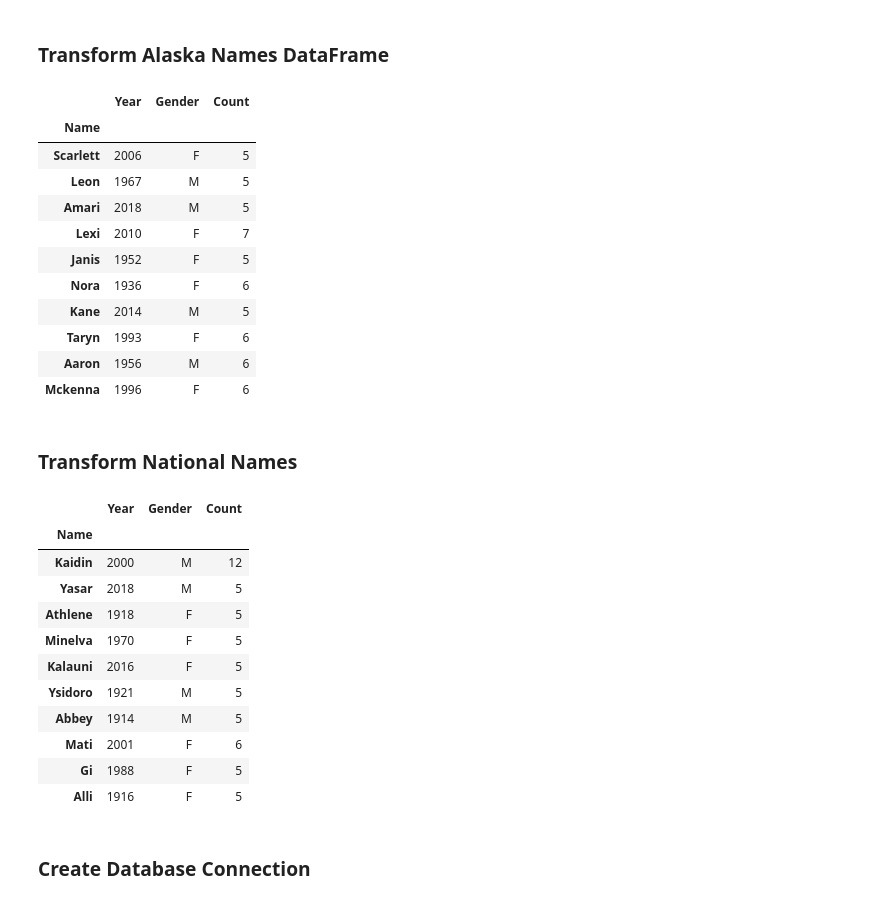
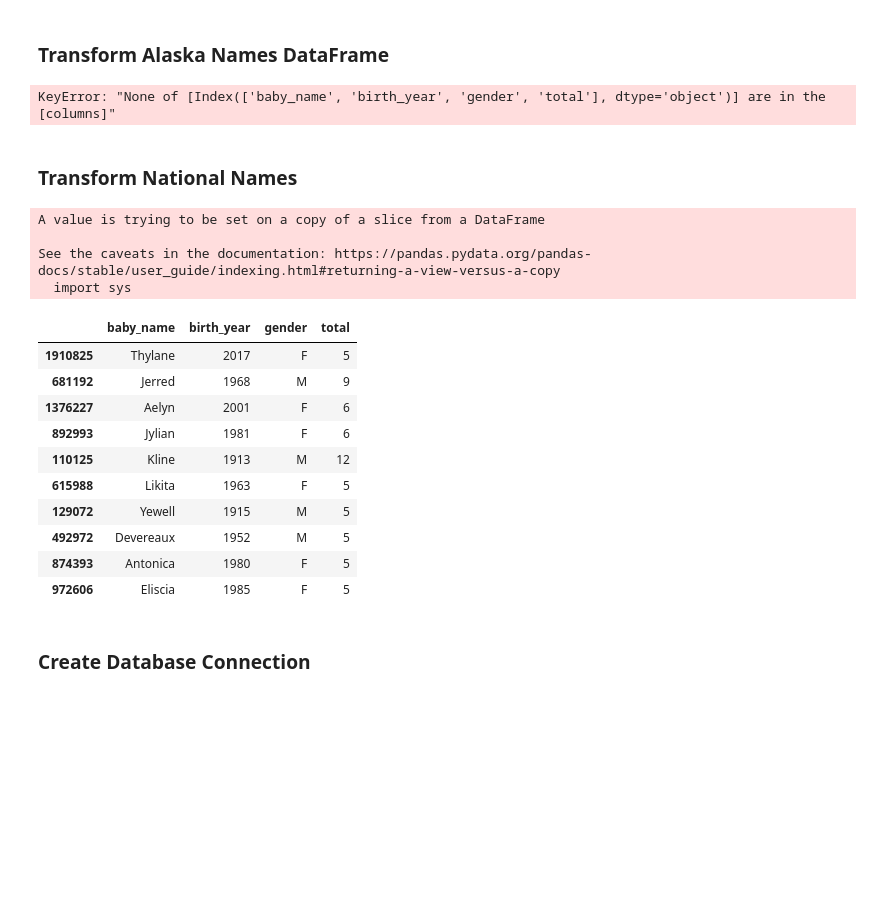
Before and after one commit to Smakdata24/etl_project_group_0, a Jupyter notebook: popular_baby_names.ipynb, the cells around one changed output. Drawn from its saved outputs; the diff is of its cells as text; code cells hidden in the pictures; blank space fills up the shorter version.

```diff
--- a/popular_baby_names.ipynb
+++ b/popular_baby_names.ipynb
@@ -47,52 +39,58 @@ national_names_df.head()
 ### Transform Alaska Names DataFrame
 # %%
 # Create a filtered dataframe from specific columns
-alaska_columns = ["Name", "Year", "Gender", "Count"]
-alaska_transformed = alaska_names_df[alaska_columns].copy()
+alaska_columns = ["baby_name", "birth_year", "gender", "total"]
+alaska_names_df.columns = alaska_names_
 
 # Clean the data by dropping duplicates and setting the index
-alaska_transformed.drop_duplicates("Name", inplace=True)
-alaska_transformed.set_index("Name", inplace=True)
+alaska_transformed.drop_duplicates("baby_name", inplace=True)
+#alaska_transformed.set_index("Name", inplace=True)
 
 alaska_transformed.sample(10)
+
+# Create a filtered dataframe from specific columns
+national_columns = ["id", "baby_name", "birth_year", "gender", "total"]
+national_names_df.columns=national_columns
+#national_transformed=national_transformed[["baby_name", "birth_year", "gender", "total"]]
+
+# Clean the data by dropping duplicates and setting the index
+national_transformed.drop_duplicates("baby_name", inplace=True)
+national_transformed=national_transformed[["baby_name", "birth_year", "gender", "total"]]
+#national_transformed.set_index("Name", inplace=True)
+
+national_transformed.sample(10)
 # %% [output]
-|  | Year | Gender | Count |
-| Name |  |  |  |
-| Scarlett | 2006 | F | 5 |
-| Leon | 1967 | M | 5 |
-| Amari | 2018 | M | 5 |
-| Lexi | 2010 | F | 7 |
-| Janis | 1952 | F | 5 |
-| Nora | 1936 | F | 6 |
-| Kane | 2014 | M | 5 |
-| Taryn | 1993 | F | 6 |
-| Aaron | 1956 | M | 6 |
-| Mckenna | 1996 | F | 6 |
+KeyError: "None of [Index(['baby_name', 'birth_year', 'gender', 'total'], dtype='object')] are in the [columns]"
 # %% [markdown]
 ### Transform National Names
 # %%
 # Create a filtered dataframe from specific columns
-national_columns = ["Name", "Year", "Gender", "Count"]
-national_transformed = national_names_df[national_columns].copy()
+national_columns = ["id", "baby_name", "birth_year", "gender", "total"]
+national_names_df.columns=national_columns
+#national_transformed=national_transformed[["baby_name", "birth_year", "gender", "total"]]
 
 # Clean the data by dropping duplicates and setting the index
-national_transformed.drop_duplicates("Name", inplace=True)
-national_transformed.set_index("Name", inplace=True)
+national_transformed.drop_duplicates("baby_name", inplace=True)
+national_transformed=national_transformed[["baby_name", "birth_year", "gender", "total"]]
+#national_transformed.set_index("Name", inplace=True)
 
 national_transformed.sample(10)
 # %% [output]
+A value is trying to be set on a copy of a slice from a DataFrame
+
+See the caveats in the documentation: https://pandas.pydata.org/pandas-docs/stable/user_guide/indexing.html#returning-a-view-versus-a-copy
+  import sys
-|  | Year | Gender | Count |
-| Name |  |  |  |
-| Kaidin | 2000 | M | 12 |
-| Yasar | 2018 | M | 5 |
-| Athlene | 1918 | F | 5 |
-| Minelva | 1970 | F | 5 |
-| Kalauni | 2016 | F | 5 |
-| Ysidoro | 1921 | M | 5 |
-| Abbey | 1914 | M | 5 |
-| Mati | 2001 | F | 6 |
-| Gi | 1988 | F | 5 |
-| Alli | 1916 | F | 5 |
+|  | baby_name | birth_year | gender | total |
+| 1910825 | Thylane | 2017 | F | 5 |
+| 681192 | Jerred | 1968 | M | 9 |
+| 1376227 | Aelyn | 2001 | F | 6 |
+| 892993 | Jylian | 1981 | F | 6 |
+| 110125 | Kline | 1913 | M | 12 |
+| 615988 | Likita | 1963 | F | 5 |
+| 129072 | Yewell | 1915 | M | 5 |
+| 492972 | Devereaux | 1952 | M | 5 |
+| 874393 | Antonica | 1980 | F | 5 |
+| 972606 | Eliscia | 1985 | F | 5 |
 # %% [markdown]
 ### Create Database Connection
 # %%
```
Also changed, not shown: parts of 3 cells of this notebook, 1 other file.
